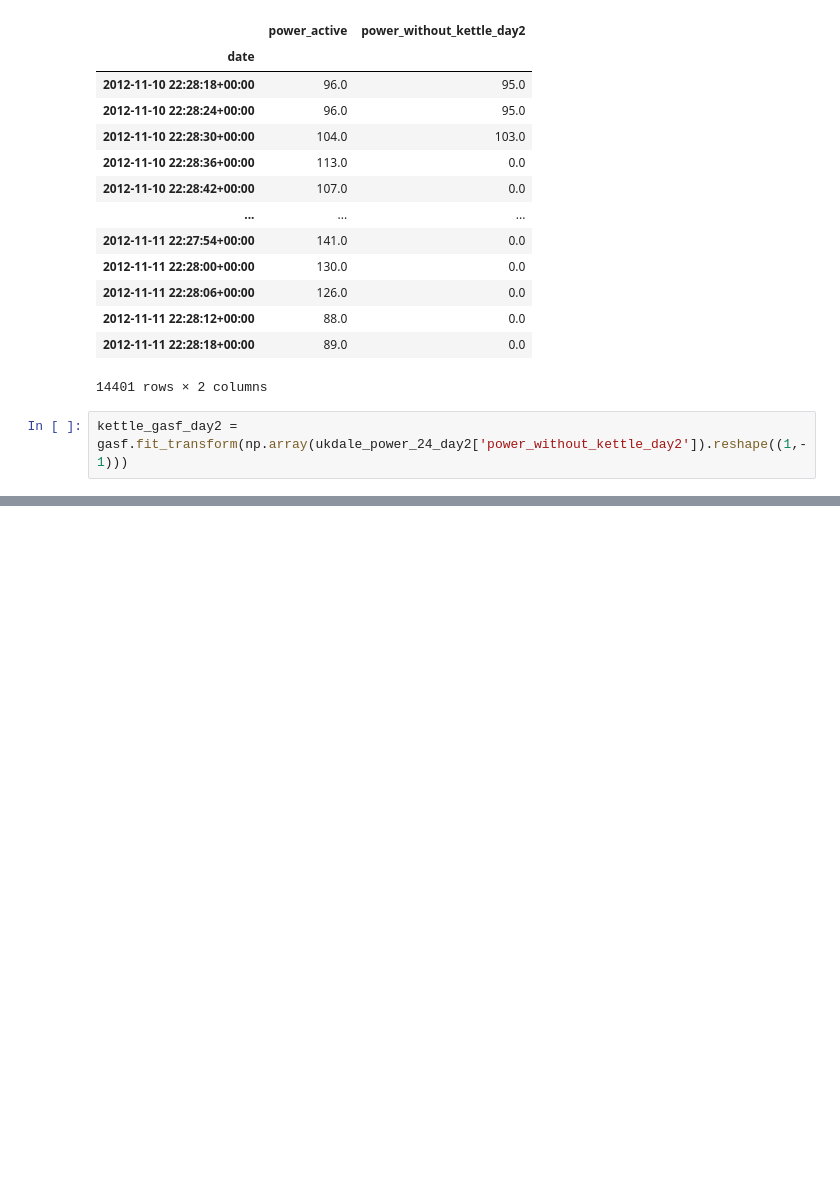
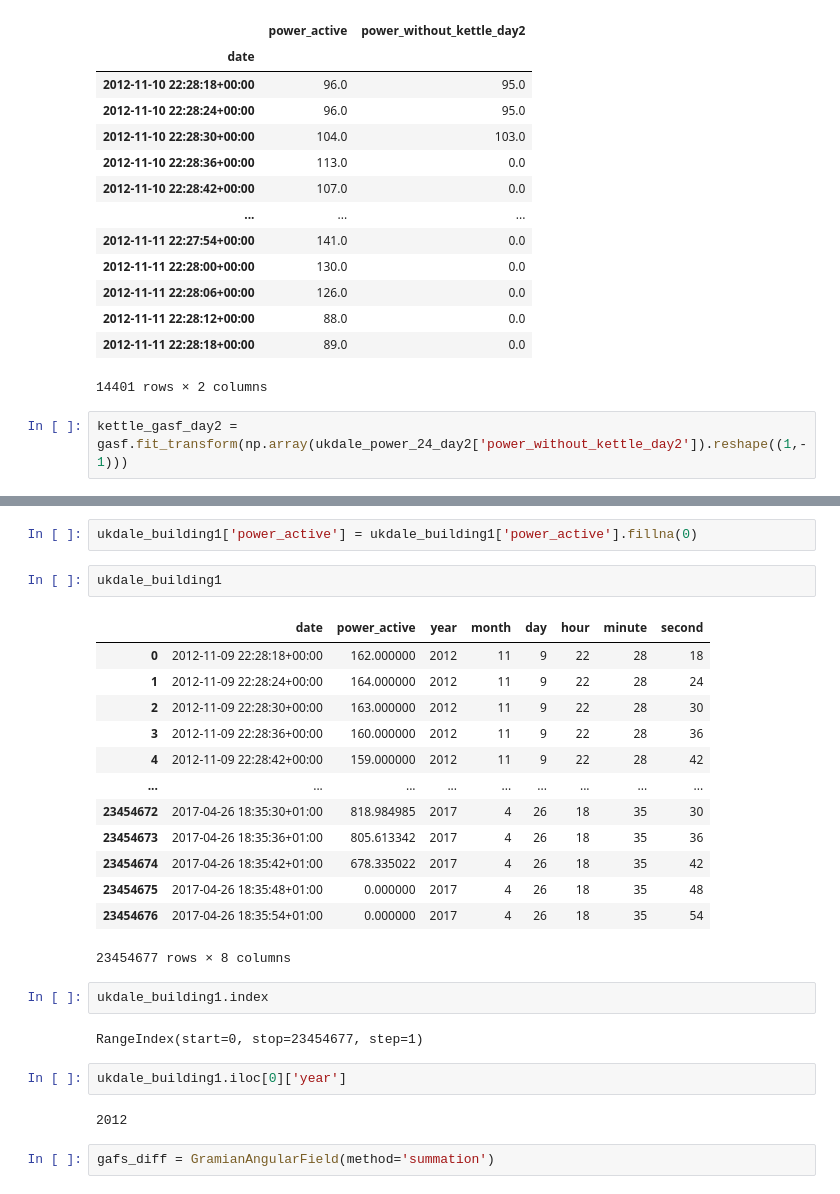
Before and after one commit to Gracepicharporn/Data-Science-project, a Jupyter notebook: nilmtk_UK-DALE.ipynb, the cells around one changed output, grey strips where cells are left out. Cells and saved outputs as stored; diff of their text form; blank space fills up the shorter version.

```diff
--- a/nilmtk_UK-DALE.ipynb
+++ b/nilmtk_UK-DALE.ipynb
@@ -556,0 +632,28 @@ plt.show()
+# %%
+ukdale_building1['power_active'] = ukdale_building1['power_active'].fillna(0)
+# %%
+ukdale_building1
+# %% [output]
+|  | date | power_active | year | month | day | hour | minute | second |
+| 0 | 2012-11-09 22:28:18+00:00 | 162.000000 | 2012 | 11 | 9 | 22 | 28 | 18 |
+| 1 | 2012-11-09 22:28:24+00:00 | 164.000000 | 2012 | 11 | 9 | 22 | 28 | 24 |
+| 2 | 2012-11-09 22:28:30+00:00 | 163.000000 | 2012 | 11 | 9 | 22 | 28 | 30 |
+| 3 | 2012-11-09 22:28:36+00:00 | 160.000000 | 2012 | 11 | 9 | 22 | 28 | 36 |
+| 4 | 2012-11-09 22:28:42+00:00 | 159.000000 | 2012 | 11 | 9 | 22 | 28 | 42 |
+| ... | ... | ... | ... | ... | ... | ... | ... | ... |
+| 23454672 | 2017-04-26 18:35:30+01:00 | 818.984985 | 2017 | 4 | 26 | 18 | 35 | 30 |
+| 23454673 | 2017-04-26 18:35:36+01:00 | 805.613342 | 2017 | 4 | 26 | 18 | 35 | 36 |
+| 23454674 | 2017-04-26 18:35:42+01:00 | 678.335022 | 2017 | 4 | 26 | 18 | 35 | 42 |
+| 23454675 | 2017-04-26 18:35:48+01:00 | 0.000000 | 2017 | 4 | 26 | 18 | 35 | 48 |
+| 23454676 | 2017-04-26 18:35:54+01:00 | 0.000000 | 2017 | 4 | 26 | 18 | 35 | 54 |
+23454677 rows × 8 columns
+# %%
+ukdale_building1.index
+# %% [output]
+RangeIndex(start=0, stop=23454677, step=1)
+# %%
+ukdale_building1.iloc[0]['year']
+# %% [output]
+2012
+# %%
+gafs_diff = GramianAngularField(method='summation')
```
Also changed, not shown: parts of 21 cells of this notebook, 1 other file.
